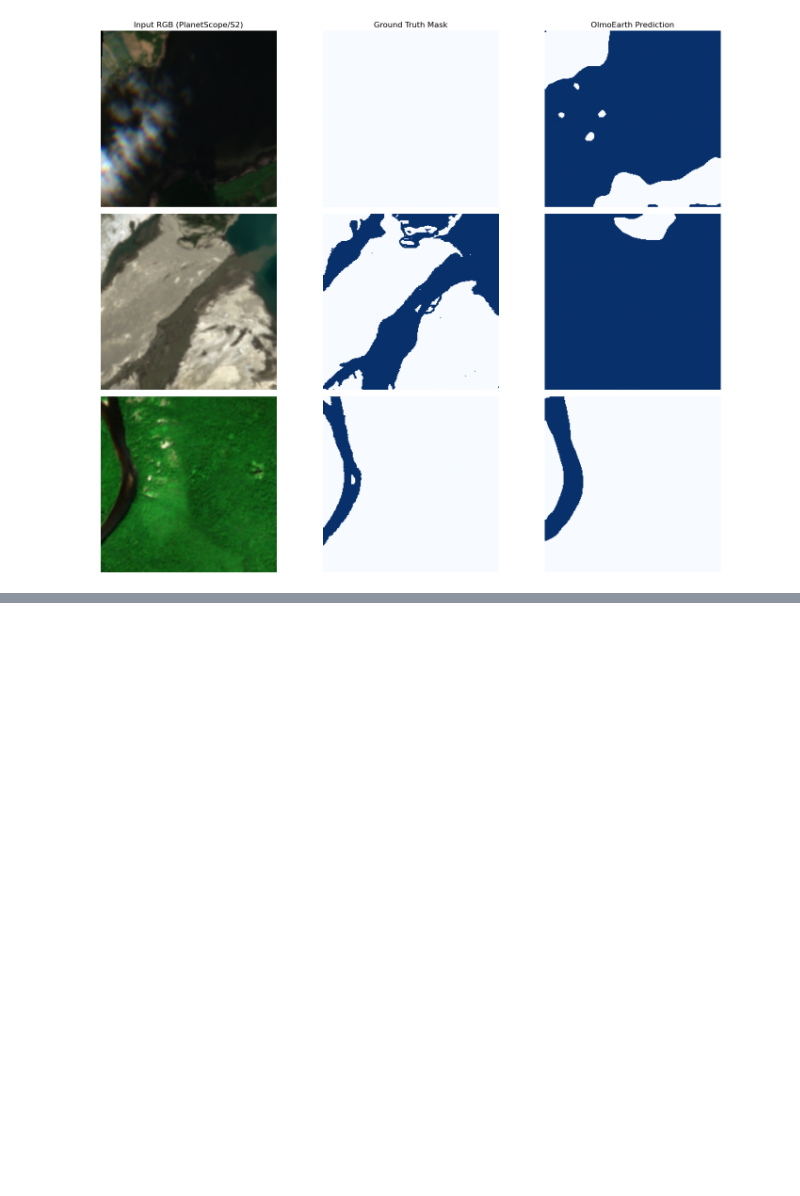
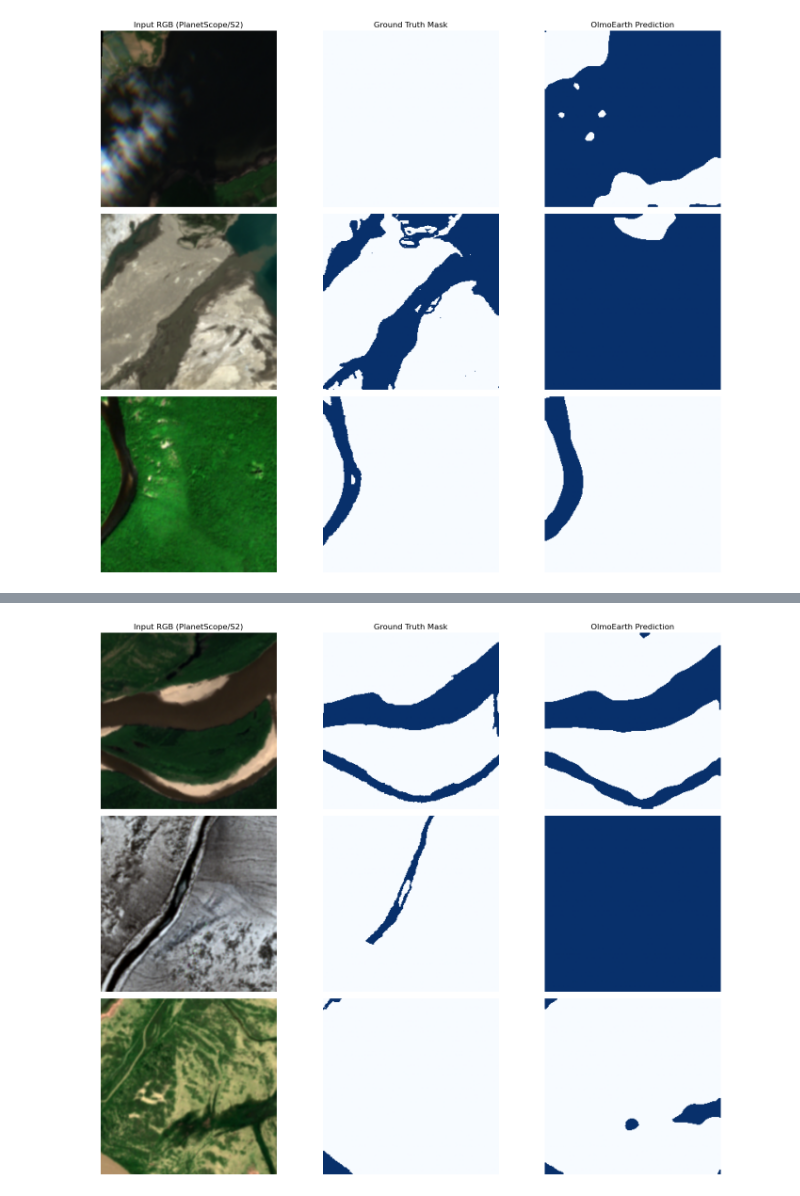
Before and after one commit to deepeshparpani/riverscope-fm, a Jupyter notebook: notebooks/02_model_training.ipynb, the cells around one changed output, grey strips where cells are left out. Drawn from its saved outputs; the diff is of its cells as text; code cells hidden in the pictures; blank space fills up the shorter version.

```diff
--- a/notebooks/02_model_training.ipynb
+++ b/notebooks/02_model_training.ipynb
@@ -240,0 +438,57 @@ plt.show()
+# %%
+import matplotlib.pyplot as plt
+import numpy as np
+
+# 5. VISUAL INFERENCE
+# Load the absolute best weights back into the model
+model.load_state_dict(torch.load('best_olmo_dynamic_sweep.pth', map_location=trainer.device, weights_only=True))
+model.eval()
+
+# Grab a single batch from the unseen validation loader
+# Grab 3 totally random samples from the untouched validation set!
+vis_loader = DataLoader(val_dataset, batch_size=3, shuffle=True)
+images, masks = next(iter(vis_loader))
+
+images, masks = images.to(trainer.device), masks.to(trainer.device)
+
+
+# Force the MPS Math Backend fallback again for inference
+from torch.nn.attention import sdpa_kernel, SDPBackend
+with torch.no_grad(), sdpa_kernel(SDPBackend.MATH):
+    logits = model(images)
+
+# Convert raw logic scores into a binary mask map (Threshold = 0.5)
+predictions = (torch.sigmoid(logits) > 0.5).float()
+
+# Move tensors to CPU for Matplotlib
+images_cpu = images.cpu()
+masks_cpu = masks.cpu().squeeze()
+preds_cpu = predictions.cpu().squeeze()
+
+# Plot the first 3 samples in the batch
+fig, axs = plt.subplots(3, 3, figsize=(15, 12))
+axs[0, 0].set_title("Input RGB (PlanetScope/S2)")
+axs[0, 1].set_title("Ground Truth Mask")
+axs[0, 2].set_title("OlmoEarth Prediction")
+
+for i in range(min(3, len(images_cpu))):
+    # Extract RGB bands. (In our S2 mapping: Red=Index 3, Green=Index 2, Blue=Index 1)
+    # The '0' drops the dummy Time dimension, allowing [3, 2, 1] to hit the 12 Channels!
+    rgb = images_cpu[i, 0, [3, 2, 1], :, :].permute(1, 2, 0).numpy()
+
+    # Normalize RGB for clean plotting bounded 0-1
+    rgb = (rgb - rgb.min()) / (rgb.max() - rgb.min() + 1e-8)
+
+    axs[i, 0].imshow(rgb)
+    axs[i, 0].axis('off')
+
+    axs[i, 1].imshow(masks_cpu[i], cmap='Blues', vmin=0, vmax=1)
+    axs[i, 1].axis('off')
+
+    axs[i, 2].imshow(preds_cpu[i], cmap='Blues', vmin=0, vmax=1)
+    axs[i, 2].axis('off')
+
+plt.tight_layout()
+plt.show()
+# %% [output]
+[figure, added]
```
Also changed, not shown: parts of 5 cells of this notebook, 1 other file.
